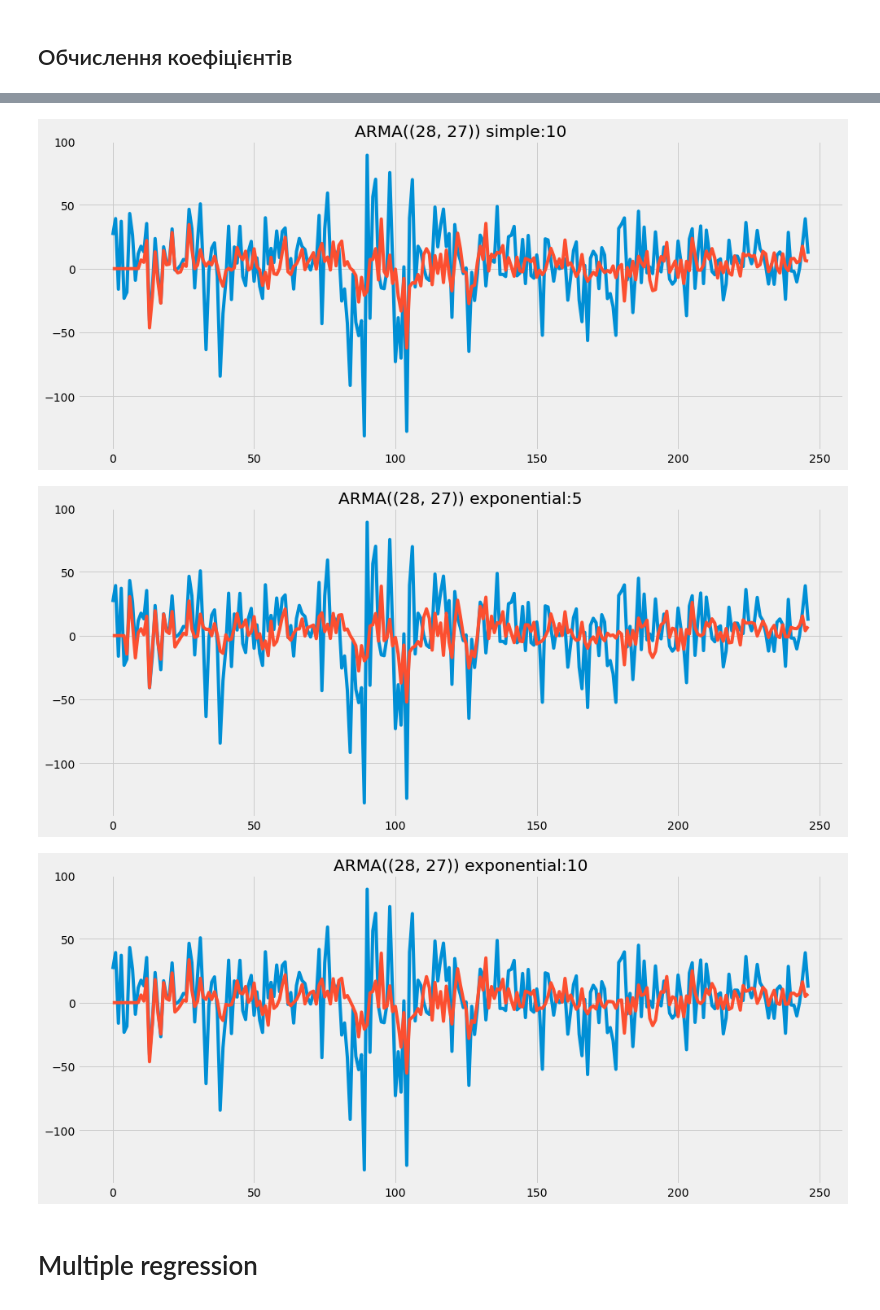
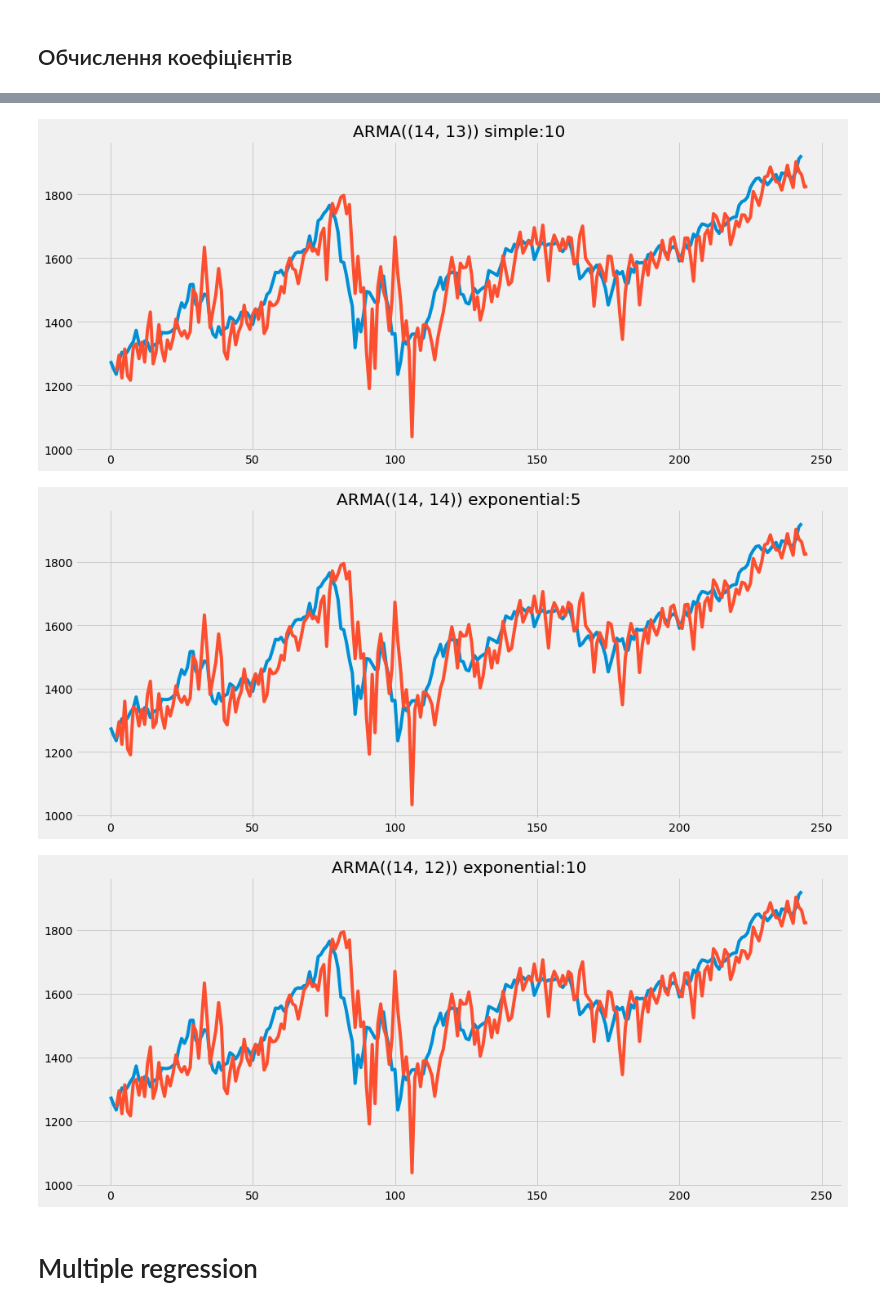
Before and after one commit to bateikoEd/time-series-analysis, a Jupyter notebook: lab3/first_series.ipynb, the cells around one changed output, grey strips where cells are left out. Cells and saved outputs as stored; diff of their text form; code cells hidden in the pictures.

```diff
--- a/lab3/first_series.ipynb
+++ b/lab3/first_series.ipynb
@@ -473,4 +574,4 @@ models_metrics_1
 # %%
 for name, y_pred in zip(models_metrics_1.name, predictions_model_1):
-    show_prediction(y, y_pred, name)
+    show_prediction(y_old, y_pred, name)
 # %% [output]
@@ -484,30 +586,54 @@ models_metrics_1.to_excel('result/table_2.xls')
 ## Обчислення коефіцієнтів
 # %%
 models_metrics_2 = pd.DataFrame(columns=['name', 'r_squared', 'sum_squared_resid', 'aic','durbin_watson','params_ar', 'params_ma','params_intercept'])
+predictions_model_aprox_2 = pd.DataFrame(columns=['name', 'r_squared', 'sum_squared_resid', 'aic','durbin_watson','params_ar', 'params_ma','params_intercept'])
+
 predictions_model_2 = []
 
-q = 14
+q = 23
 pred, params_ar, params_ma, intercept = ARMA(p, q, y - mv5_simple[0], mv5_simple[0])
-metrics = claculate_metrics_model(y, pred, p, q, weight='simple', window=5, params_ar=params_ar, params_ma=params_ma, intercept=intercept)
+y_real, y_aprox, pred = back_y_diff(y_old, y, pred)
+
+metrics = claculate_metrics_model(y_real, pred, p, q, weight='simple', window=5, params_ar=params_ar, params_ma=params_ma, intercept=intercept)
+metrics_aprox = claculate_metrics_model(y_aprox, pred, p, q, weight='simple', window=5, params_ar=params_ar, params_ma=params_ma, intercept=intercept)
+
 models_metrics_2 = models_metrics_2.append(metrics, ignore_index=True)
+predictions_model_aprox_2 = predictions_model_aprox_2.append(metrics_aprox, ignore_index=True)
 predictions_model_2.append(pred)
 
-q = 27
+
+q = 13
 pred, params_ar, params_ma, intercept = ARMA(p, q, y - mv10_simple[0], mv10_simple[0])
-metrics = claculate_metrics_model(y, pred, p, q, weight='simple', window=10, params_ar=params_ar, params_ma=params_ma, intercept=intercept)
+y_real, y_aprox, pred = back_y_diff(y_old, y, pred)
+
+metrics = claculate_metrics_model(y_real, pred, p, q, weight='simple', window=10, params_ar=params_ar, params_ma=params_ma, intercept=intercept)
+metrics_aprox = claculate_metrics_model(y_aprox, pred, p, q, weight='simple', window=10, params_ar=params_ar, params_ma=params_ma, intercept=intercept)
+
 models_metrics_2 = models_metrics_2.append(metrics, ignore_index=True)
+predictions_model_aprox_2 = predictions_model_aprox_2.append(metrics_aprox, ignore_index=True)
 predictions_model_2.append(pred)
 
-q = 27
+q = 14
 pred, params_ar, params_ma, intercept = ARMA(p, q, y - mv5_exp[0], mv5_exp[0])
-metrics = claculate_metrics_model(y, pred, p, q, weight='exponential', window=5, params_ar=params_ar, params_ma=params_ma, intercept=intercept)
+y_real, y_aprox, pred = back_y_diff(y_old, y, pred)
+
+metrics = claculate_metrics_model(y_real, pred, p, q, weight='exponential', window=5, params_ar=params_ar, params_ma=params_ma, intercept=intercept)
+metrics_aprox = claculate_metrics_model(y_aprox, pred, p, q, weight='exponential', window=5, params_ar=params_ar, params_ma=params_ma, intercept=intercept)
+
 models_metrics_2 = models_metrics_2.append(metrics, ignore_index=True)
+predictions_model_aprox_2 = predictions_model_aprox_2.append(metrics_aprox, ignore_index=True)
 predictions_model_2.append(pred)
 
-q = 27
+q = 12
 pred, params_ar, params_ma, intercept = ARMA(p, q, y - mv10_exp[0], mv10_exp[0])
-metrics = claculate_metrics_model(y, pred, p, q, weight='exponential', window=10, params_ar=params_ar, params_ma=params_ma, intercept=intercept)
+y_real, y_aprox, pred = back_y_diff(y_old, y, pred)
+
+metrics = claculate_metrics_model(y_real, pred, p, q, weight='exponential', window=10, params_ar=params_ar, params_ma=params_ma, intercept=intercept)
+metrics_aprox = claculate_metrics_model(y_aprox, pred, p, q, weight='exponential', window=10, params_ar=params_ar, params_ma=params_ma, intercept=intercept)
+
 models_metrics_2 = models_metrics_2.append(metrics, ignore_index=True)
+predictions_model_aprox_2 = predictions_model_aprox_2.append(metrics_aprox, ignore_index=True)
+
 predictions_model_2.append(pred)
 # %% [markdown]
 ## зообразимо отримані метрики готових моделей
@@ -522,4 +660,4 @@ models_metrics_2
 # %%
 for name, y_pred in zip(models_metrics_2.name, predictions_model_2):
-    show_prediction(y, y_pred, name)
+    show_prediction(y_real, y_pred, name)
 # %% [output]
@@ -527,5 +665,5 @@ for name, y_pred in zip(models_metrics_2.name, predictions_model_2):
-[figure, old version]
+[figure, new version]
-[figure, old version]
+[figure, new version]
-[figure, old version]
+[figure, new version]
 # %%
 models_metrics_2.to_excel('result/table_3.xls')
```
Also changed, not shown: parts of 37 cells of this notebook, 5 other files.
